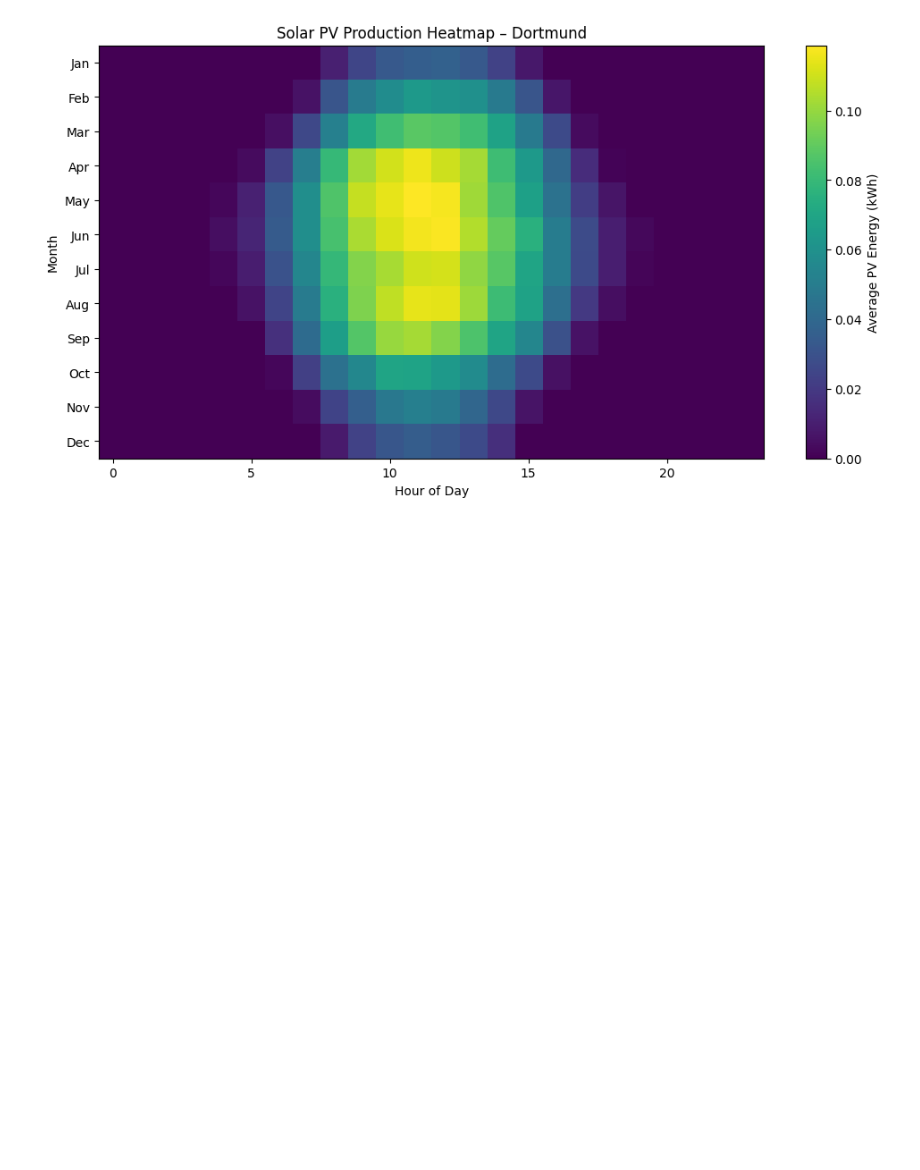
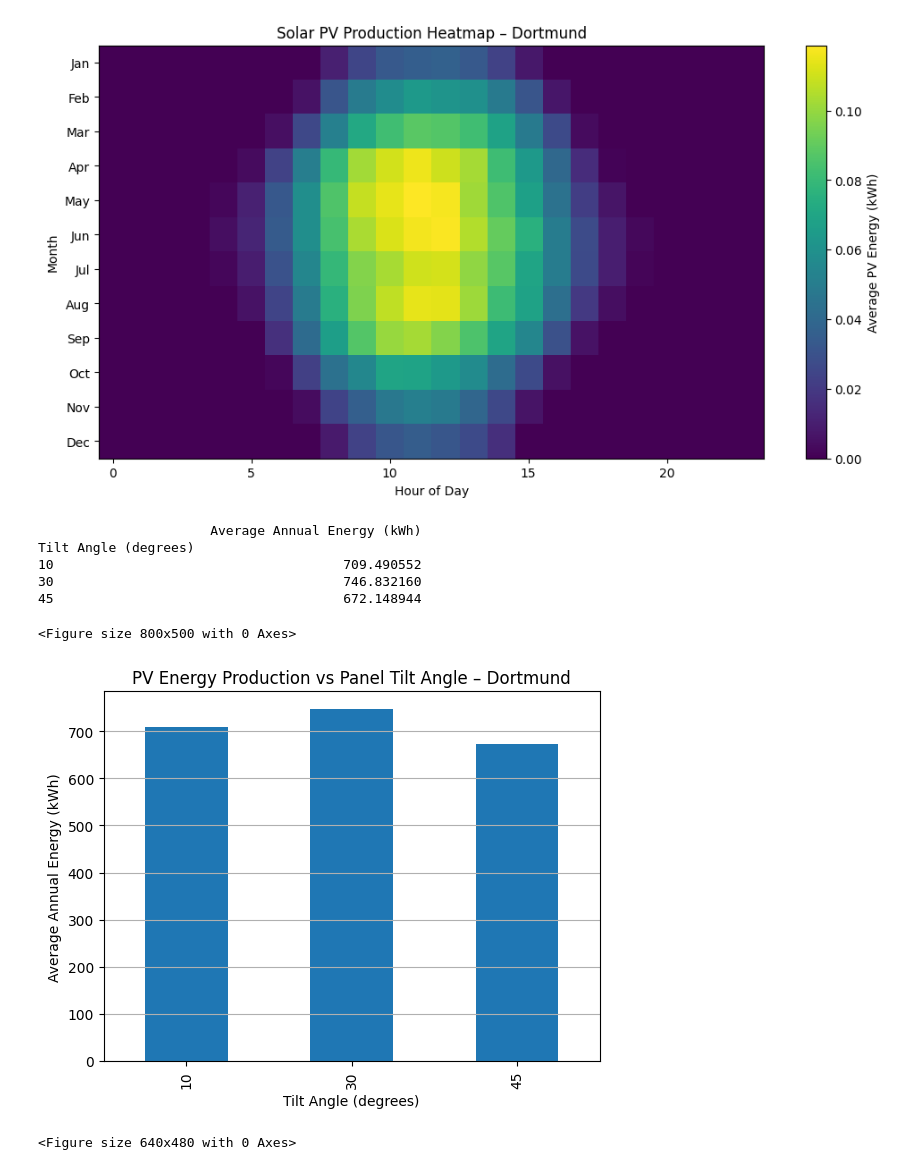
Before and after one commit to SravanSatheesh/pv-performance-analysis, a Jupyter notebook: notebooks/pv_analysis.ipynb, the cells around one changed output. Cells and saved outputs as stored; diff of their text form; code cells hidden in the pictures; blank space fills up the shorter version.

Commit message:
Day 5: Added PV tilt angle sensitivity analysis results

```diff
--- a/notebooks/pv_analysis.ipynb
+++ b/notebooks/pv_analysis.ipynb
@@ -437,0 +454,54 @@ plt.show()
+# %%
+tilt_angles = [10, 30, 45]
+# %%
+#Approximate Tilt Effect, Real PV modelling is complex, but for portfolio purposes we apply a simple cosine correction factor.
+
+tilt_factor = {
+10: 0.95,
+30: 1.00,
+45: 0.90
+}
+# %%
+#Calculate PV Energy for Each Tilt
+
+tilt_energy = {}
+
+for tilt in tilt_angles:
+
+    pv_energy = data['Global_Irradiance_W_per_m2'] * area * efficiency * tilt_factor[tilt]
+
+    annual_energy = pv_energy.resample('YE').sum() / 1000
+
+    tilt_energy[tilt] = annual_energy.mean()
+# %%
+#Convert Results to DataFrame
+
+tilt_df = pd.DataFrame.from_dict(
+tilt_energy,
+orient='index',
+columns=['Average Annual Energy (kWh)']
+)
+
+tilt_df.index.name = "Tilt Angle (degrees)"
+
+print(tilt_df)
+# %% [output]
+                      Average Annual Energy (kWh)
+Tilt Angle (degrees)
+10                                     709.490552
+30                                     746.832160
+45                                     672.148944
+# %%
+plt.figure(figsize=(8,5))
+
+tilt_df.plot(kind='bar', legend=False)
+
+plt.title("PV Energy Production vs Panel Tilt Angle – Dortmund")
+plt.xlabel("Tilt Angle (degrees)")
+plt.ylabel("Average Annual Energy (kWh)")
+plt.grid(axis='y')
+
+plt.show()
+# %% [output]
+<Figure size 800x500 with 0 Axes>
+[figure, added]
@@ -437,0 +512,6 @@ plt.show()
+# %%
+plt.savefig(
+r"S:/Studies and Docs/Energy Portfolio/pv_performance_analysis/results/tilt_comparison_plot.png"
+)
+# %% [output]
+<Figure size 640x480 with 0 Axes>
```
Also changed, not shown: parts of 4 cells of this notebook, 1 other file.
